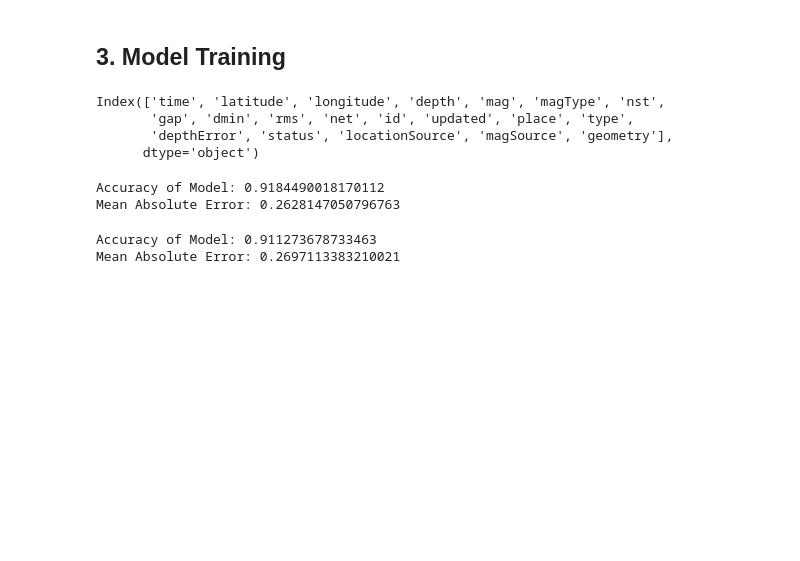
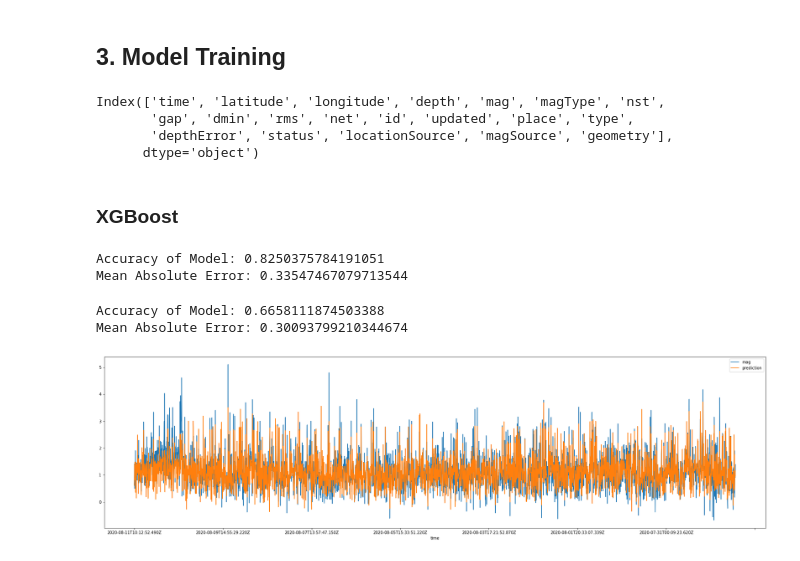
Before and after one commit to Andre-Gilbert/Earthquake-Prediction, a Jupyter notebook: ml/earthquake_prediction.ipynb, the cells around one changed output. Cells and saved outputs as stored; diff of their text form; code cells hidden in the pictures; blank space fills up the shorter version.

```diff
--- a/ml/earthquake_prediction.ipynb
+++ b/ml/earthquake_prediction.ipynb
@@ -187,20 +176,16 @@ features = ['latitude', 'longitude', 'nst', 'gap', 'dmin']
 target = 'mag'
 # %%
 year_2022 = 1459
-test = math.floor(len(df) * 0.8)
+test = math.floor(len(df) * 0.4)
 
-df_validation = df[:year_2022]
-df_validation = df_validation[features + [target]]
-df_validation = df_validation.dropna(axis=0)
+df_validation = df.iloc[:year_2022]
+df_validation = df_validation[['time'] + features + [target]]
 
-df = df[year_2022:].sample(frac=1).reset_index(drop=True)
+df_train = df.iloc[test:]
+df_train = df_train[features + [target]]
 
-df_train = df[year_2022:test]
-df_train = df_train[features + [target]]
-df_train = df_train.dropna(axis=0)
-
-df_test = df[test:]
-df_test = df_test[features + [target]]
+df_test = df.iloc[year_2022:test]
+df_test = df_test[['time'] + features + [target]]
 df_test = df_test.dropna(axis=0)
 # %%
 x_train, x_test, y_train, y_test = model_selection.train_test_split(
@@ -208,14 +193,15 @@ x_train, x_test, y_train, y_test = model_selection.train_test_split(
     df_train[target],
     test_size=0.2,
     random_state=42,
-    shuffle=True,
 )
+# %% [markdown]
+### XGBoost
 # %%
 params = {
     'max_depth': 5,
-    'colsample_bytree' : 0.5,
+    'colsample_bytree' : 0.35,
     'n_estimators': 1000,
-    'eta': 0.01,
+    'eta': 0.1,
     'early_stopping_rounds': 10,
 }
 model = xgb.XGBRegressor(**params)
@@ -225,15 +211,21 @@ predictions = model.predict(x_test)
 print(f'Accuracy of Model: {model.score(x_test, y_test)}')
 print(f'Mean Absolute Error: {mean_absolute_error(y_test, predictions)}')
 # %% [output]
-Accuracy of Model: 0.9184490018170112
-Mean Absolute Error: 0.2628147050796763
+Accuracy of Model: 0.8250375784191051
+Mean Absolute Error: 0.33547467079713544
 # %%
 predictions = model.predict(df_test[features])
 print(f'Accuracy of Model: {model.score(df_test[features], df_test[target])}')
 print(f'Mean Absolute Error: {mean_absolute_error(df_test[target], predictions)}')
+
+df_plot = pd.DataFrame({'time': df_test['time'], 'mag': df_test[target], 'prediction': predictions})
+df_plot.iloc[::-1]
+df_plot.plot(x='time', figsize=(30, 8))
+plt.show()
 # %% [output]
-Accuracy of Model: 0.911273678733463
-Mean Absolute Error: 0.2697113383210021
+Accuracy of Model: 0.6658111874503388
+Mean Absolute Error: 0.30093799210344674
+[figure, added]
 # %%
 predictions = model.predict(df_validation[features])
 print(f'Accuracy of Model: {model.score(df_validation[features], df_validation[target])}')
```
Also changed, not shown: parts of 13 cells of this notebook, 6 other files.
